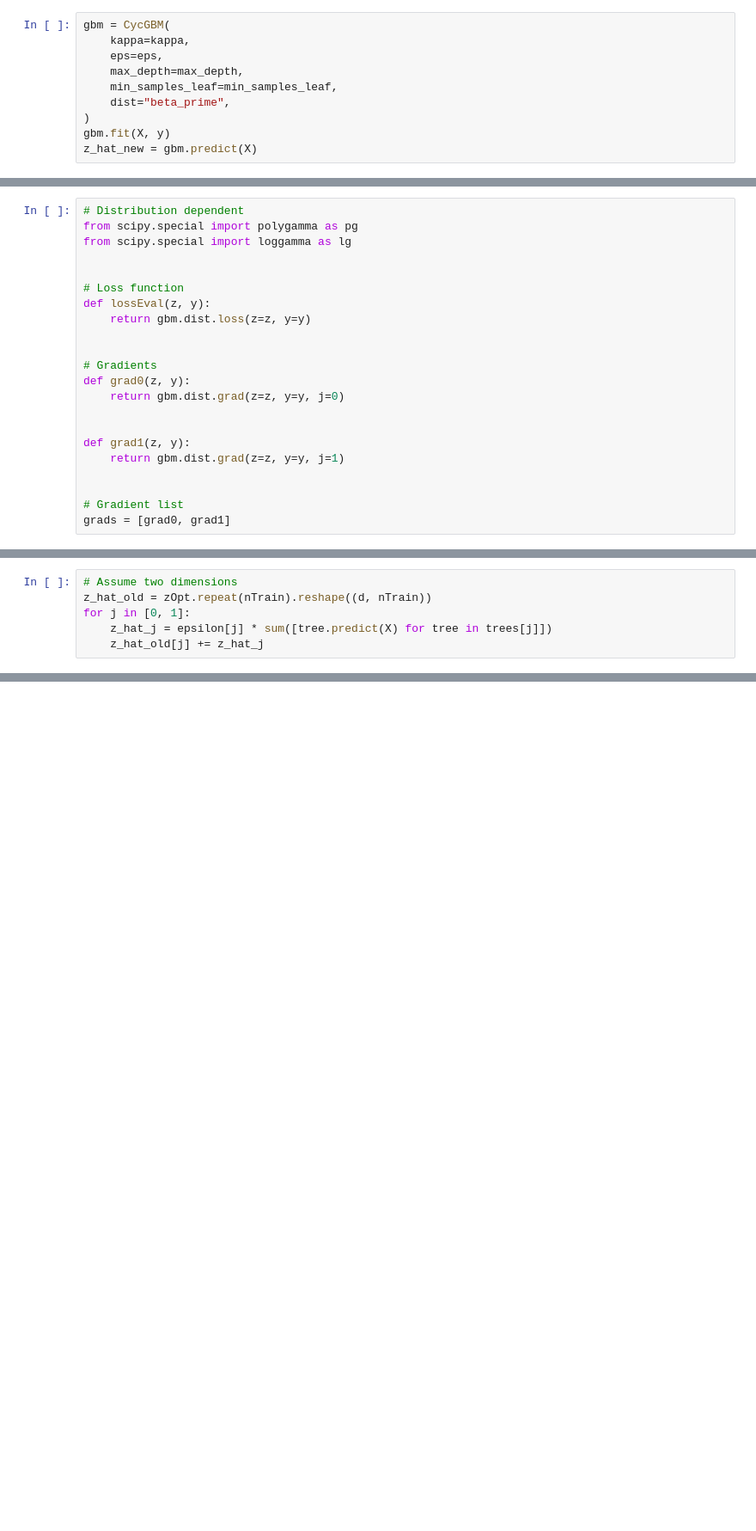
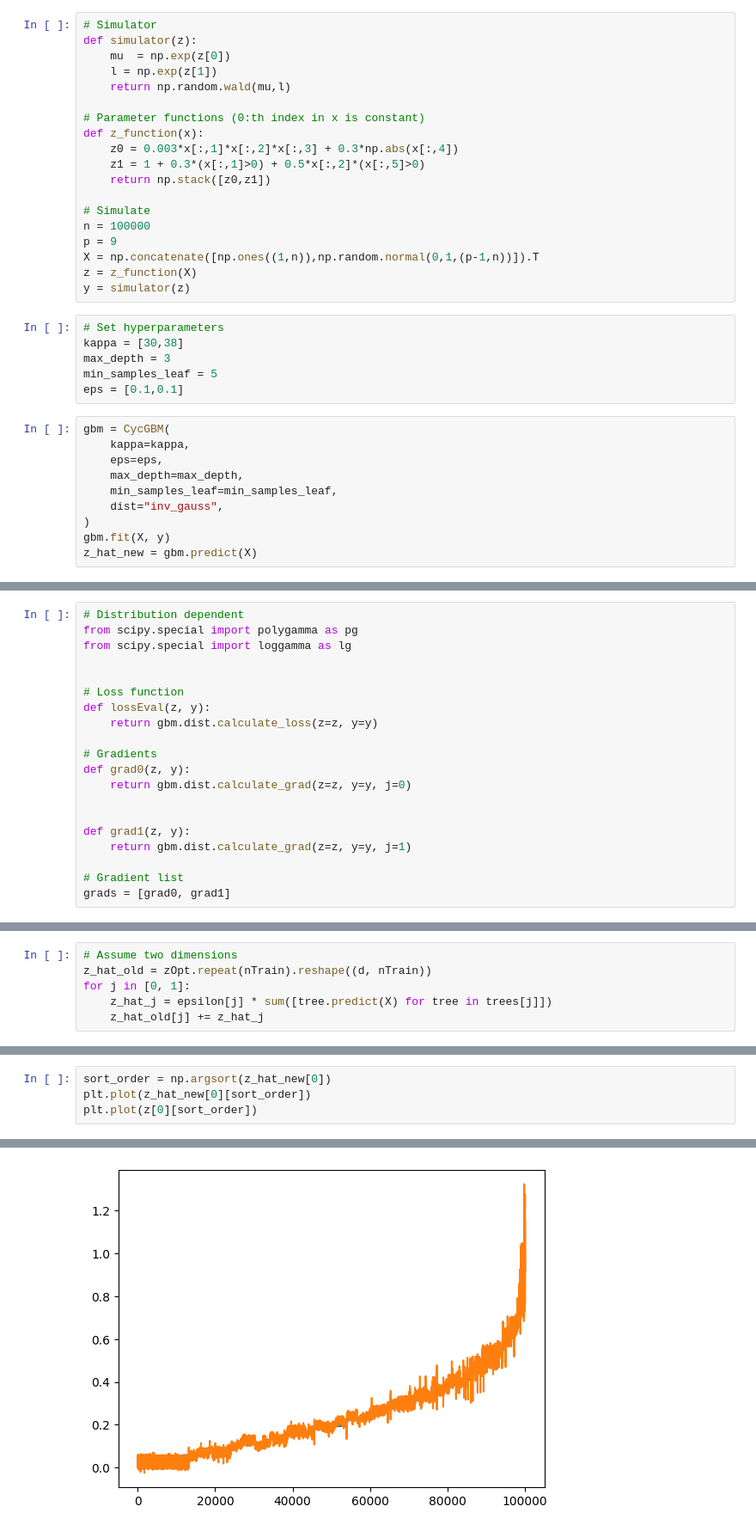
Before and after one commit to henningzakrisson/cyc-gbm, a Jupyter notebook: notebooks/verify_cyc_gbm_loss.ipynb, the cells around one changed output, grey strips where cells are left out. Shown at 86% size. Cells and saved outputs as stored; diff of their text form; blank space fills up the shorter version.

```diff
--- a/notebooks/verify_cyc_gbm_loss.ipynb
+++ b/notebooks/verify_cyc_gbm_loss.ipynb
@@ -25,10 +6,35 @@ kappa = [20, 100]
+# %%
+# Simulator
+def simulator(z):
+    mu  = np.exp(z[0])
+    l = np.exp(z[1])
+    return np.random.wald(mu,l)
+
+# Parameter functions (0:th index in x is constant)
+def z_function(x):
+    z0 = 0.003*x[:,1]*x[:,2]*x[:,3] + 0.3*np.abs(x[:,4])
+    z1 = 1 + 0.3*(x[:,1]>0) + 0.5*x[:,2]*(x[:,5]>0)
+    return np.stack([z0,z1])
+
+# Simulate
+n = 100000
+p = 9
+X = np.concatenate([np.ones((1,n)),np.random.normal(0,1,(p-1,n))]).T
+z = z_function(X)
+y = simulator(z)
+# %%
+# Set hyperparameters
+kappa = [30,38]
+max_depth = 3
+min_samples_leaf = 5
+eps = [0.1,0.1]
 # %%
 gbm = CycGBM(
     kappa=kappa,
     eps=eps,
     max_depth=max_depth,
     min_samples_leaf=min_samples_leaf,
-    dist="beta_prime",
+    dist="inv_gauss",
 )
 gbm.fit(X, y)
 z_hat_new = gbm.predict(X)
@@ -47,17 +53,15 @@ from scipy.special import loggamma as lg
 
 # Loss function
 def lossEval(z, y):
-    return gbm.dist.loss(z=z, y=y)
-
+    return gbm.dist.calculate_loss(z=z, y=y)
 
 # Gradients
 def grad0(z, y):
-    return gbm.dist.grad(z=z, y=y, j=0)
+    return gbm.dist.calculate_grad(z=z, y=y, j=0)
 
 
 def grad1(z, y):
-    return gbm.dist.grad(z=z, y=y, j=1)
-
+    return gbm.dist.calculate_grad(z=z, y=y, j=1)
 
 # Gradient list
 grads = [grad0, grad1]
@@ -174,0 +159,5 @@ np.array([[0, 1]]).T.shape
+# %%
+sort_order = np.argsort(z_hat_new[0])
+plt.plot(z_hat_new[0][sort_order])
+plt.plot(z[0][sort_order])
+# %% [output]
@@ -174,0 +165 @@ np.array([[0, 1]]).T.shape
+[figure, added]
```
Also changed, not shown: parts of 11 cells of this notebook, 4 other files.
